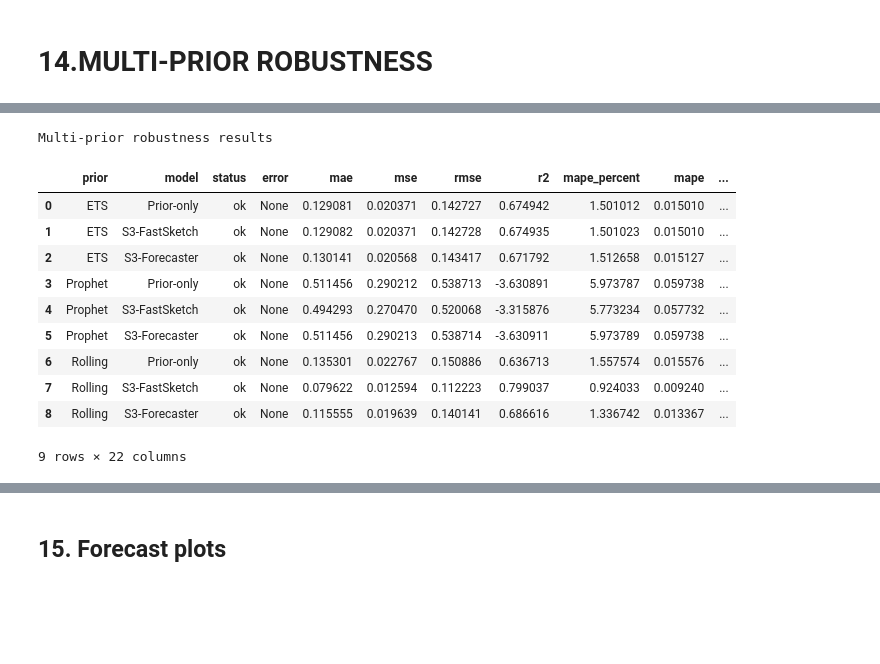
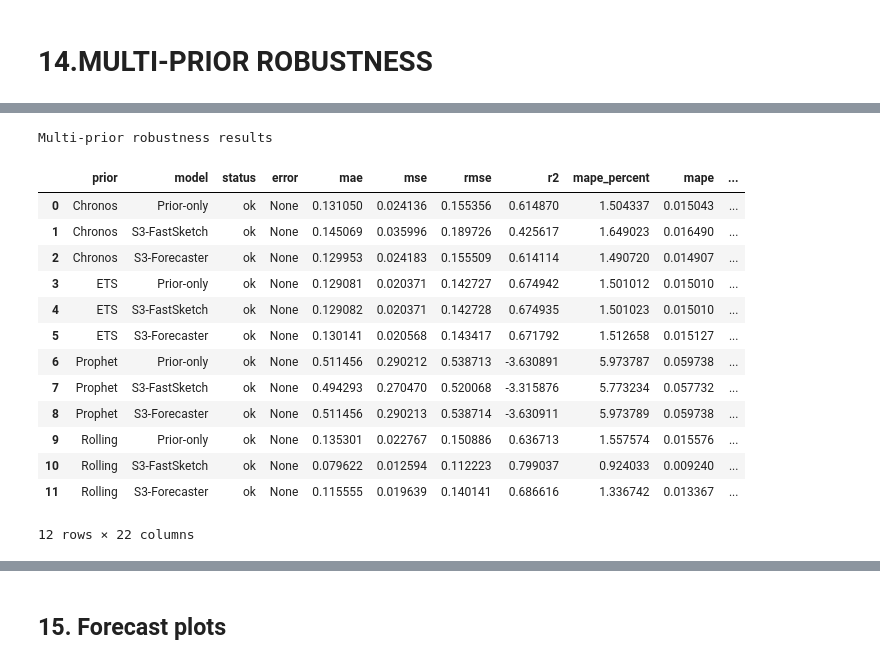
Before and after one commit to AlejoPatigno/S3Forecaster-S3FastSketch, a Jupyter notebook: notebooks/S3Forecaster_S3FastSketch_M4.ipynb, the cells around one changed output, grey strips where cells are left out. Saved outputs shown, nothing was run; the diff lists cells and outputs as text; code cells hidden in the pictures; blank space fills up the shorter version.

Commit message:
Kaggle Notebook | S3Forecaster_S3FastSketch_M4 | Version 5

```diff
--- a/notebooks/S3Forecaster_S3FastSketch_M4.ipynb
+++ b/notebooks/S3Forecaster_S3FastSketch_M4.ipynb
@@ -235,6 +235,14 @@ else:
     FASTSKETCH_POINT_TRIALS = 10
     FASTSKETCH_UQ_TRIALS = 10
 
+RUN_CHRONOS_BASELINE = True
+RUN_CHRONOS_PRIOR = True
+
+CHRONOS_KWARGS = {
+    "model_id": "amazon/chronos-bolt-small",
+    "device_map": "cpu",
+}
+
 RUN_NEURAL_BASELINES = True
 RUN_ARKAN = True
 OUTPUT_DIR = Path("/kaggle/working/m4_s3_results")
@@ -258,6 +266,12 @@ if RUN_ARKAN:
         check=True,
     )
     print("Optional ARKAN dependency installed.")
+
+if RUN_CHRONOS_BASELINE or RUN_CHRONOS_PRIOR:
+    subprocess.run(
+        [sys.executable, "-m", "pip", "install", "-q", "chronos-forecasting>=2.3"],
+        check=True,
+    )
 # %% [output]
 Optional ARKAN dependency installed.
 # %% [markdown]
@@ -514,6 +528,13 @@ BASELINE_ORDER = [
     "ETS",
 ]
 
+BASELINE_DISPLAY_NAMES["Chronos"] = "Chronos"
+
+if RUN_CHRONOS_BASELINE:
+    BASELINE_PARAMS["Chronos"] = dict(CHRONOS_KWARGS)
+    if "Chronos" not in BASELINE_ORDER:
+        BASELINE_ORDER.append("Chronos")
+
 if not RUN_NEURAL_BASELINES:
     BASELINE_ORDER = [name for name in BASELINE_ORDER if name not in {"CNN", "LSTM", "NLinear"}]
 if not RUN_ARKAN:
@@ -2614,6 +2652,9 @@ prior_factories = {
     ),
 }
 
+if RUN_CHRONOS_PRIOR:
+    prior_factories["Chronos"] = lambda: ChronosPrior(**CHRONOS_KWARGS)
+
 multi_prior = run_multi_prior_robustness(
     train_series=train_series,
     test_series=test_series,
@@ -2664,15 +2705,18 @@ multi_prior_summary.to_csv(
 Multi-prior robustness results
 |  | prior | model | status | error | mae | mse | rmse | r2 | mape_percent | mape | ... |
-| 0 | ETS | Prior-only | ok | None | 0.129081 | 0.020371 | 0.142727 | 0.674942 | 1.501012 | 0.015010 | ... |
-| 1 | ETS | S3-FastSketch | ok | None | 0.129082 | 0.020371 | 0.142728 | 0.674935 | 1.501023 | 0.015010 | ... |
-| 2 | ETS | S3-Forecaster | ok | None | 0.130141 | 0.020568 | 0.143417 | 0.671792 | 1.512658 | 0.015127 | ... |
-| 3 | Prophet | Prior-only | ok | None | 0.511456 | 0.290212 | 0.538713 | -3.630891 | 5.973787 | 0.059738 | ... |
-| 4 | Prophet | S3-FastSketch | ok | None | 0.494293 | 0.270470 | 0.520068 | -3.315876 | 5.773234 | 0.057732 | ... |
-| 5 | Prophet | S3-Forecaster | ok | None | 0.511456 | 0.290213 | 0.538714 | -3.630911 | 5.973789 | 0.059738 | ... |
-| 6 | Rolling | Prior-only | ok | None | 0.135301 | 0.022767 | 0.150886 | 0.636713 | 1.557574 | 0.015576 | ... |
-| 7 | Rolling | S3-FastSketch | ok | None | 0.079622 | 0.012594 | 0.112223 | 0.799037 | 0.924033 | 0.009240 | ... |
-| 8 | Rolling | S3-Forecaster | ok | None | 0.115555 | 0.019639 | 0.140141 | 0.686616 | 1.336742 | 0.013367 | ... |
+| 0 | Chronos | Prior-only | ok | None | 0.131050 | 0.024136 | 0.155356 | 0.614870 | 1.504337 | 0.015043 | ... |
+| 1 | Chronos | S3-FastSketch | ok | None | 0.145069 | 0.035996 | 0.189726 | 0.425617 | 1.649023 | 0.016490 | ... |
+| 2 | Chronos | S3-Forecaster | ok | None | 0.129953 | 0.024183 | 0.155509 | 0.614114 | 1.490720 | 0.014907 | ... |
+| 3 | ETS | Prior-only | ok | None | 0.129081 | 0.020371 | 0.142727 | 0.674942 | 1.501012 | 0.015010 | ... |
+| 4 | ETS | S3-FastSketch | ok | None | 0.129082 | 0.020371 | 0.142728 | 0.674935 | 1.501023 | 0.015010 | ... |
+| 5 | ETS | S3-Forecaster | ok | None | 0.130141 | 0.020568 | 0.143417 | 0.671792 | 1.512658 | 0.015127 | ... |
+| 6 | Prophet | Prior-only | ok | None | 0.511456 | 0.290212 | 0.538713 | -3.630891 | 5.973787 | 0.059738 | ... |
+| 7 | Prophet | S3-FastSketch | ok | None | 0.494293 | 0.270470 | 0.520068 | -3.315876 | 5.773234 | 0.057732 | ... |
+| 8 | Prophet | S3-Forecaster | ok | None | 0.511456 | 0.290213 | 0.538714 | -3.630911 | 5.973789 | 0.059738 | ... |
+| 9 | Rolling | Prior-only | ok | None | 0.135301 | 0.022767 | 0.150886 | 0.636713 | 1.557574 | 0.015576 | ... |
+| 10 | Rolling | S3-FastSketch | ok | None | 0.079622 | 0.012594 | 0.112223 | 0.799037 | 0.924033 | 0.009240 | ... |
+| 11 | Rolling | S3-Forecaster | ok | None | 0.115555 | 0.019639 | 0.140141 | 0.686616 | 1.336742 | 0.013367 | ... |
-9 rows × 22 columns
+12 rows × 22 columns
 # %%
 # ============================================================
 # CELL 9 — MULTI-PRIOR TABLES AND FIGURES
```
Also changed, not shown: parts of 13 cells of this notebook.
